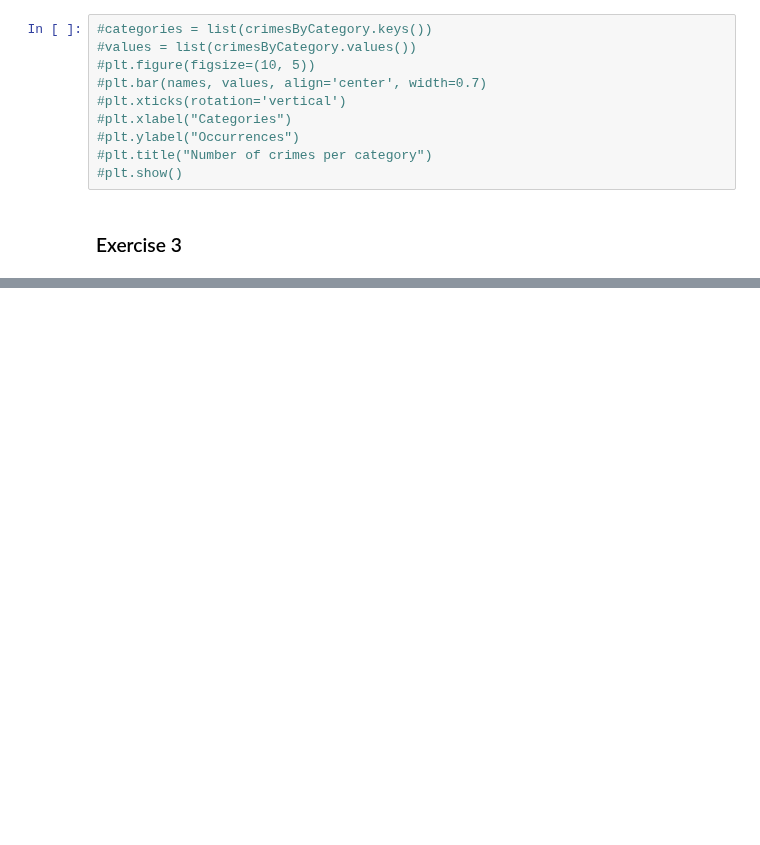
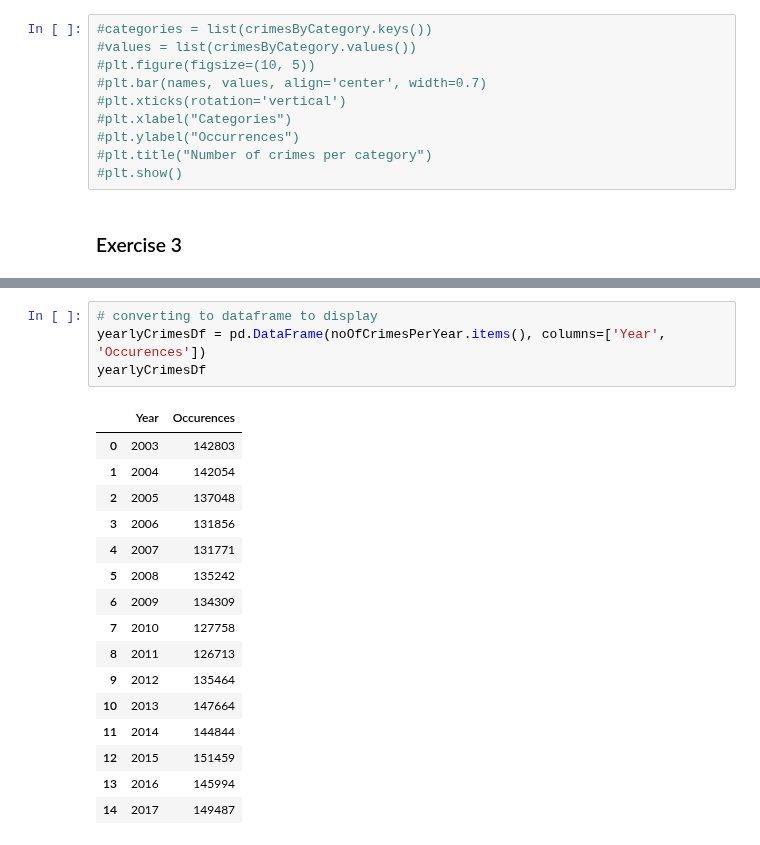
Before and after one commit to vivivaradi/socialdata2023, a Jupyter notebook: weeks/week1_Vivi.ipynb, the cells around one changed output, grey strips where cells are left out. Saved outputs shown, nothing was run; the diff lists cells and outputs as text; blank space fills up the shorter version.

```diff
--- a/weeks/week1_Vivi.ipynb
+++ b/weeks/week1_Vivi.ipynb
@@ -140,0 +147,21 @@ year
+# %%
+# converting to dataframe to display
+yearlyCrimesDf = pd.DataFrame(noOfCrimesPerYear.items(), columns=['Year', 'Occurences'])
+yearlyCrimesDf
+# %% [output]
+|  | Year | Occurences |
+| 0 | 2003 | 142803 |
+| 1 | 2004 | 142054 |
+| 2 | 2005 | 137048 |
+| 3 | 2006 | 131856 |
+| 4 | 2007 | 131771 |
+| 5 | 2008 | 135242 |
+| 6 | 2009 | 134309 |
+| 7 | 2010 | 127758 |
+| 8 | 2011 | 126713 |
+| 9 | 2012 | 135464 |
+| 10 | 2013 | 147664 |
+| 11 | 2014 | 144844 |
+| 12 | 2015 | 151459 |
+| 13 | 2016 | 145994 |
+| 14 | 2017 | 149487 |
```
Also changed, not shown: parts of 12 cells of this notebook.
